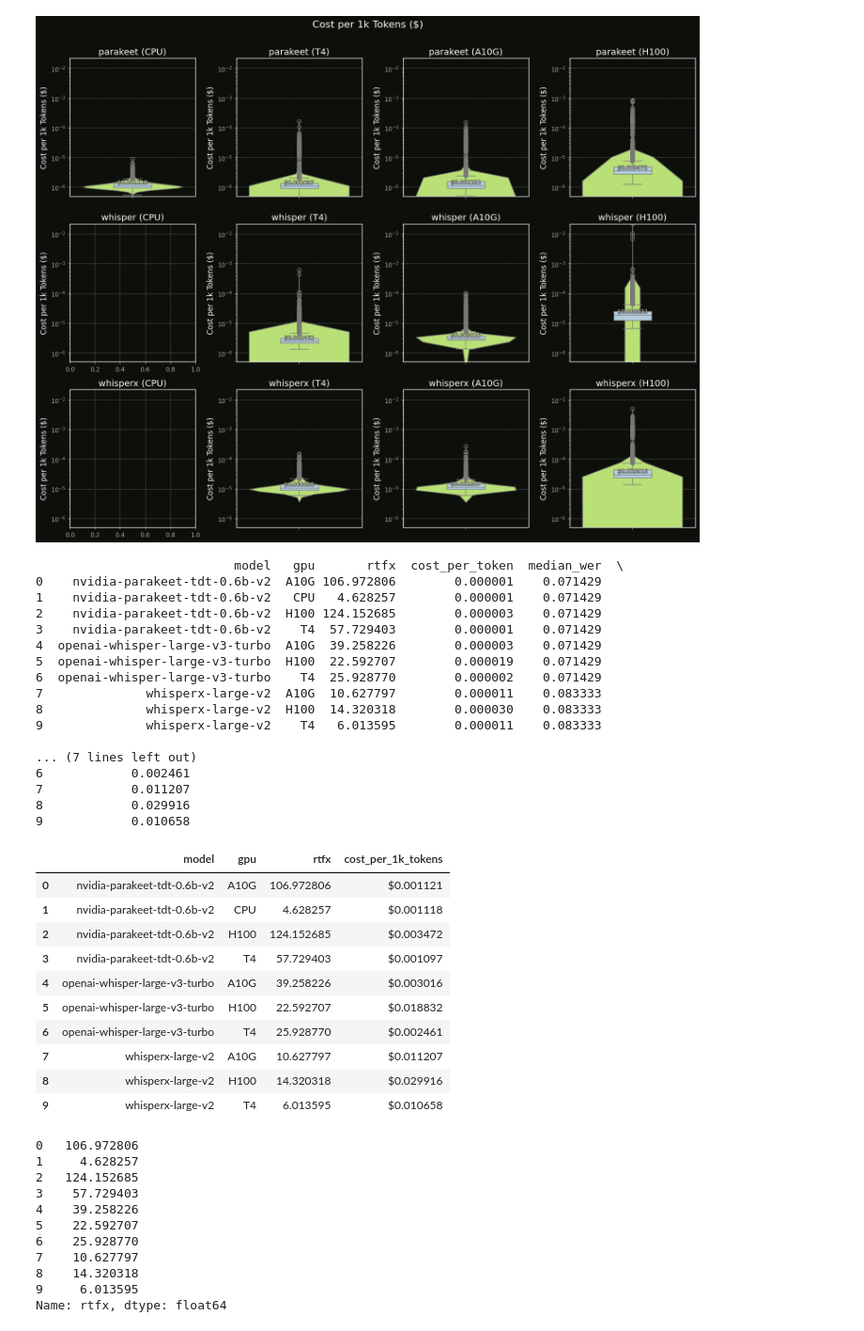
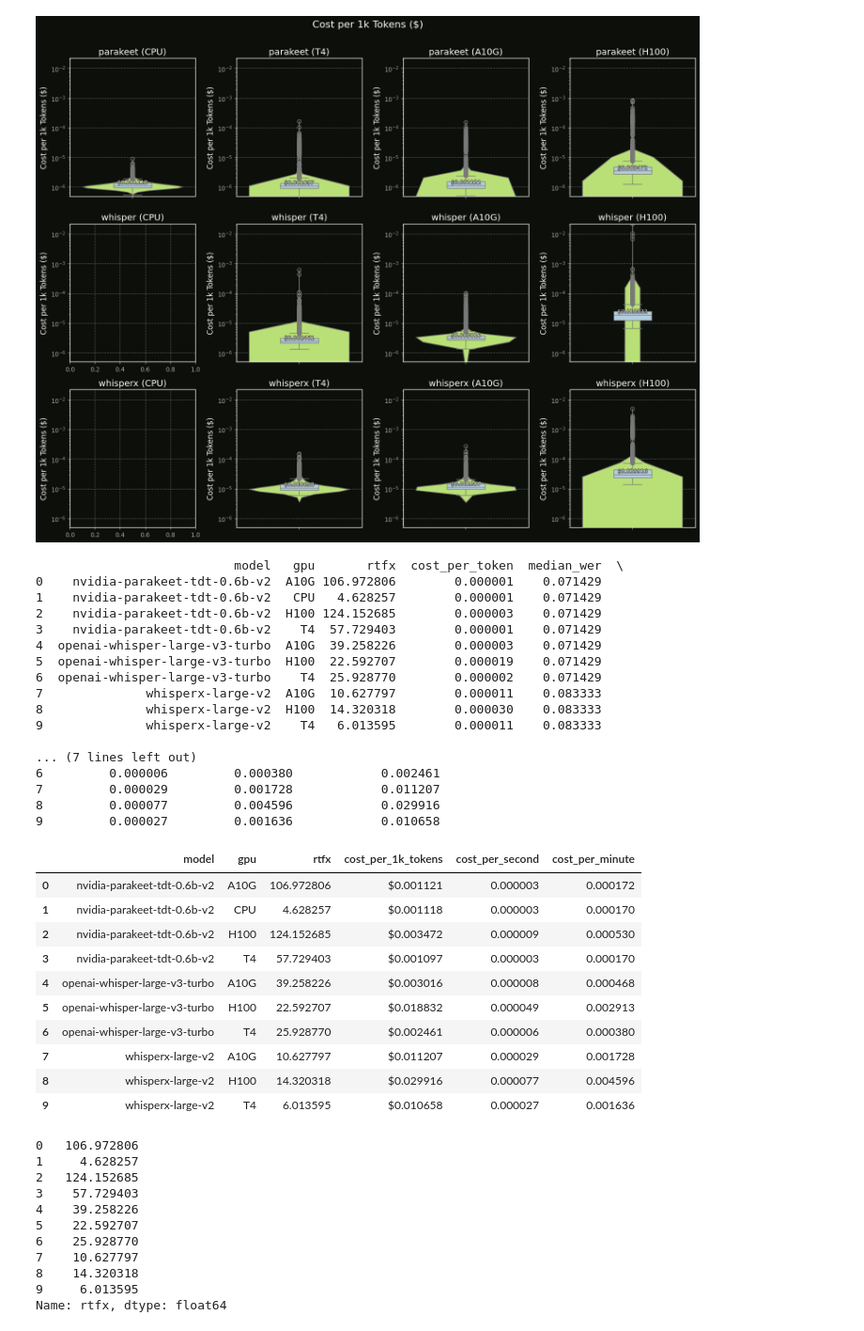
Before and after one commit to modal-labs/audio-transcription-benchmarking, a Jupyter notebook: process_results.ipynb, the cells around one changed output. Shown at 94% size. Saved outputs shown, nothing was run; the diff lists cells and outputs as text; code cells hidden in the pictures.

```diff
--- a/process_results.ipynb
+++ b/process_results.ipynb
@@ -83,6 +83,8 @@ df["token_count"] = df["expected_transcription"].str.split().str.len()
 df["cost"] = df.apply(lambda row: row["transcription_time"] * pricing_per_second.get(row["gpu"], 0), axis=1)
 df = df[df["token_count"] > 0]
 df["cost_per_token"] = df["cost"] / df["token_count"]
+df["cost_per_second"] = df["cost"] / df["audio_duration"]
+df["cost_per_minute"] = df["cost_per_second"] * 60
 
 # RTFX
 df["rtfx"] = df["audio_duration"]/df["transcription_time"]
@@ -432,6 +434,8 @@ summary_df = (
           rtfx=("rtfx", "median"),
           cost_per_token=("cost_per_token", "median"),
           median_wer=("wer", "median"),
+          cost_per_second=("cost_per_second", "median"),
+          cost_per_minute=("cost_per_minute", "median"),
           # mean_wer=("wer", "mean")  # optional
       )
       .sort_values(["model", "gpu"])
@@ -455,40 +459,42 @@ print(summary_df)
 9              whisperx-large-v2    T4   6.013595        0.000011    0.083333
 
 ... (7 lines left out)
-6            0.002461
-7            0.011207
-8            0.029916
-9            0.010658
+6         0.000006         0.000380            0.002461
+7         0.000029         0.001728            0.011207
+8         0.000077         0.004596            0.029916
+9         0.000027         0.001636            0.010658
 # %%
 # Select and rename relevant columns for clarity
-styled_df = summary_df[["model", "gpu", "rtfx", "cost_per_1k_tokens"]].copy()
+styled_df = summary_df[["model", "gpu", "rtfx", "cost_per_1k_tokens", "cost_per_second", "cost_per_minute"]].copy()
 
 # Use pandas Styler to colorize
 def colorize(df):
     return (
         df.style
         .background_gradient(subset=["rtfx"], cmap="RdYlGn_r")  # green = high
         .background_gradient(subset=["cost_per_1k_tokens"], cmap="RdYlGn_r")  # green = cheap
+        .background_gradient(subset=["cost_per_second"], cmap="RdYlGn_r")  # green = cheap
+        .background_gradient(subset=["cost_per_minute"], cmap="RdYlGn_r")  # green = cheap
         .format({
             "rtfx": "{:.6f}",
             "cost_per_1k_tokens": "${:.6f}"
         })
     )
 
 # Display styled table
 colorize(styled_df)
 # %% [output]
-|  | model | gpu | rtfx | cost_per_1k_tokens |
-| 0 | nvidia-parakeet-tdt-0.6b-v2 | A10G | 106.972806 | $0.001121 |
-| 1 | nvidia-parakeet-tdt-0.6b-v2 | CPU | 4.628257 | $0.001118 |
-| 2 | nvidia-parakeet-tdt-0.6b-v2 | H100 | 124.152685 | $0.003472 |
-| 3 | nvidia-parakeet-tdt-0.6b-v2 | T4 | 57.729403 | $0.001097 |
-| 4 | openai-whisper-large-v3-turbo | A10G | 39.258226 | $0.003016 |
-| 5 | openai-whisper-large-v3-turbo | H100 | 22.592707 | $0.018832 |
-| 6 | openai-whisper-large-v3-turbo | T4 | 25.928770 | $0.002461 |
-| 7 | whisperx-large-v2 | A10G | 10.627797 | $0.011207 |
-| 8 | whisperx-large-v2 | H100 | 14.320318 | $0.029916 |
-| 9 | whisperx-large-v2 | T4 | 6.013595 | $0.010658 |
+|  | model | gpu | rtfx | cost_per_1k_tokens | cost_per_second | cost_per_minute |
+| 0 | nvidia-parakeet-tdt-0.6b-v2 | A10G | 106.972806 | $0.001121 | 0.000003 | 0.000172 |
+| 1 | nvidia-parakeet-tdt-0.6b-v2 | CPU | 4.628257 | $0.001118 | 0.000003 | 0.000170 |
+| 2 | nvidia-parakeet-tdt-0.6b-v2 | H100 | 124.152685 | $0.003472 | 0.000009 | 0.000530 |
+| 3 | nvidia-parakeet-tdt-0.6b-v2 | T4 | 57.729403 | $0.001097 | 0.000003 | 0.000170 |
+| 4 | openai-whisper-large-v3-turbo | A10G | 39.258226 | $0.003016 | 0.000008 | 0.000468 |
+| 5 | openai-whisper-large-v3-turbo | H100 | 22.592707 | $0.018832 | 0.000049 | 0.002913 |
+| 6 | openai-whisper-large-v3-turbo | T4 | 25.928770 | $0.002461 | 0.000006 | 0.000380 |
+| 7 | whisperx-large-v2 | A10G | 10.627797 | $0.011207 | 0.000029 | 0.001728 |
+| 8 | whisperx-large-v2 | H100 | 14.320318 | $0.029916 | 0.000077 | 0.004596 |
+| 9 | whisperx-large-v2 | T4 | 6.013595 | $0.010658 | 0.000027 | 0.001636 |
 # %%
 summary_df["rtfx"]
 # %% [output]
```
Also changed, not shown: parts of 5 cells of this notebook.
